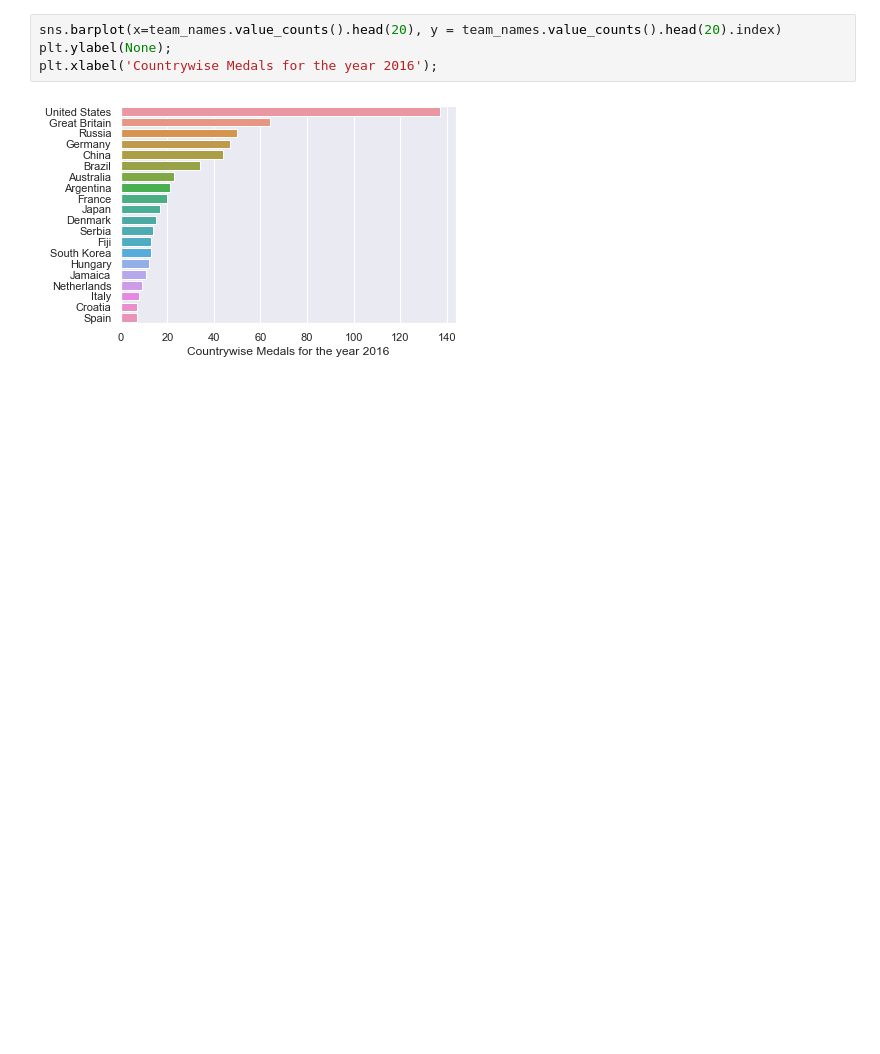
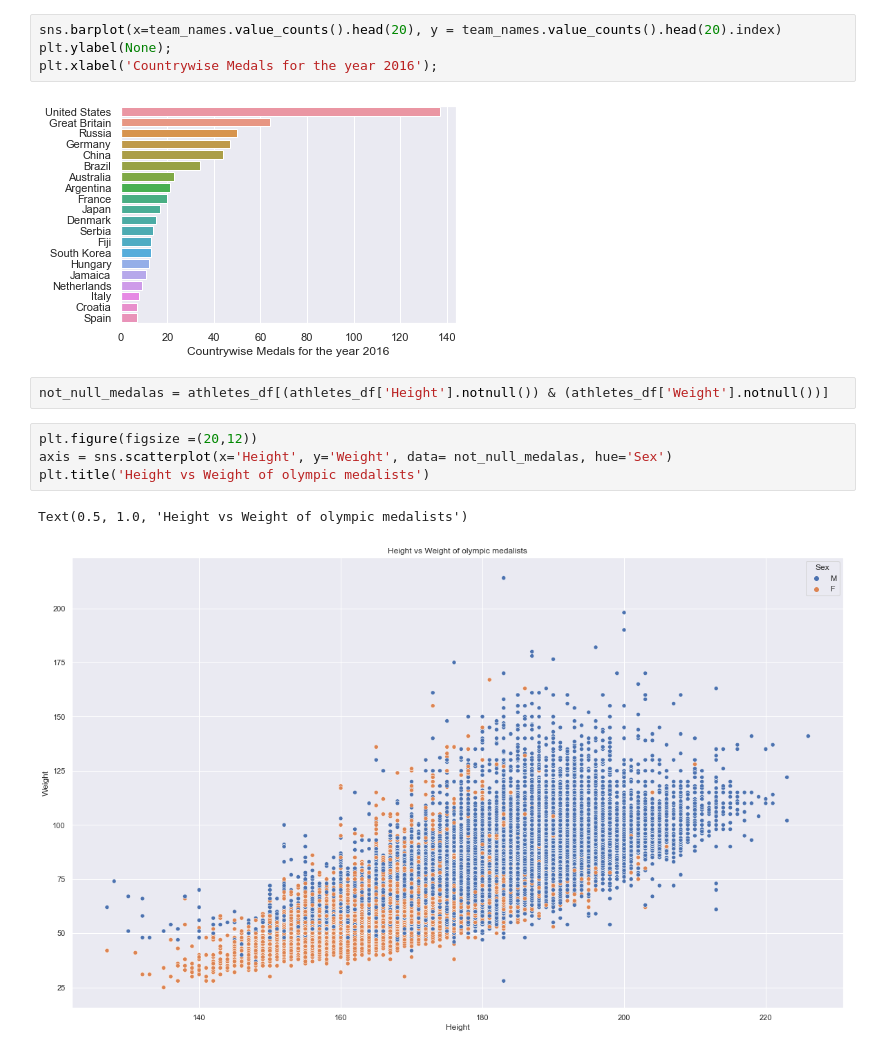
Before and after one commit to Rishiraj-singh7/Olympics-Data-, a Jupyter notebook: main.ipynb, the cells around one changed output. Cells and saved outputs as stored; diff of their text form; blank space fills up the shorter version.

```diff
--- a/main.ipynb
+++ b/main.ipynb
@@ -374,3 +364,12 @@ plt.ylabel(None);
 plt.xlabel('Countrywise Medals for the year 2016');
 # %% [output]
 [figure]
+# %%
+not_null_medalas = athletes_df[(athletes_df['Height'].notnull()) & (athletes_df['Weight'].notnull())]
+# %%
+plt.figure(figsize =(20,12))
+axis = sns.scatterplot(x='Height', y='Weight', data= not_null_medalas, hue='Sex')
+plt.title('Height vs Weight of olympic medalists')
+# %% [output]
+Text(0.5, 1.0, 'Height vs Weight of olympic medalists')
+[figure, added]
```
Also changed, not shown: parts of 5 cells of this notebook.
